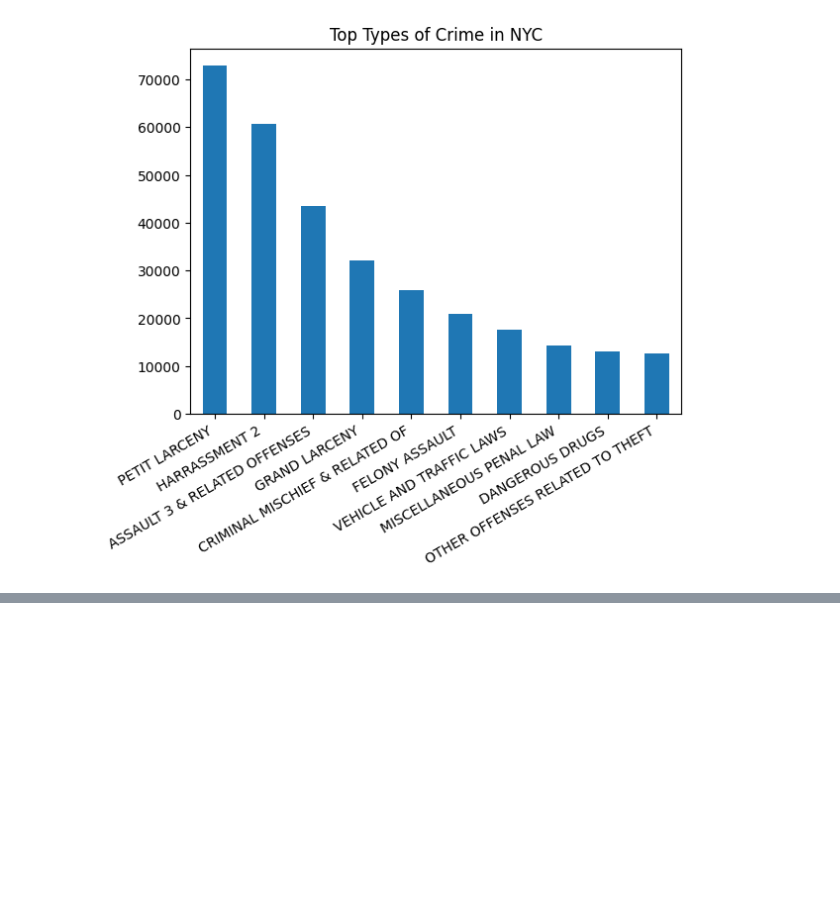
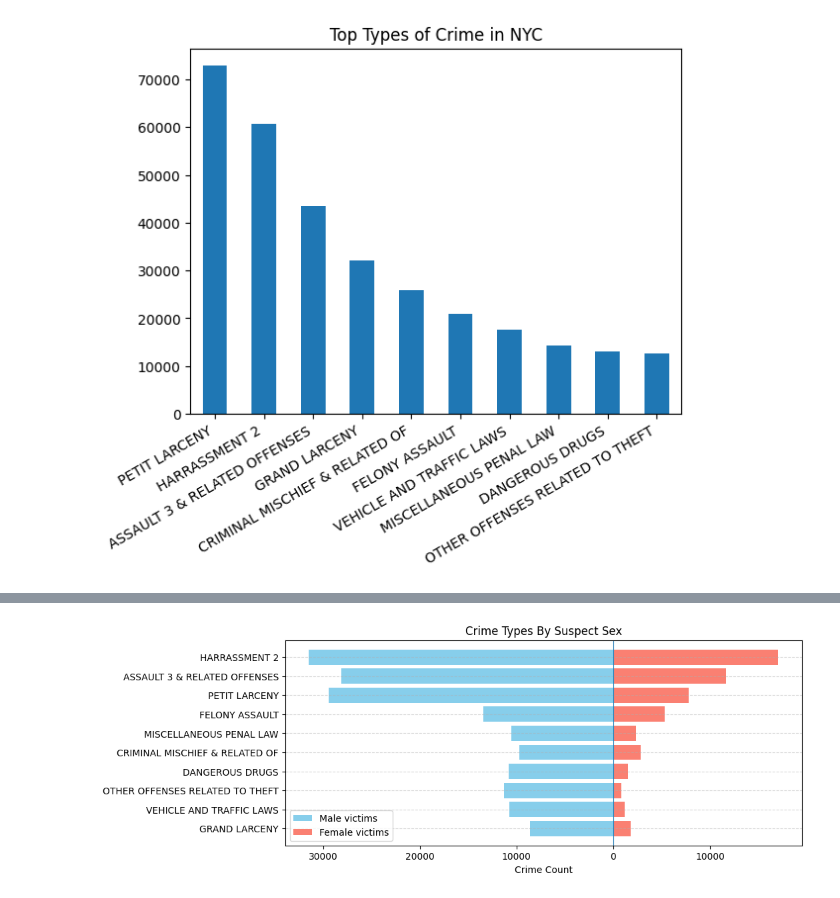
Before and after one commit to Misael-Perez/NYC-Crime-in-2025, a Jupyter notebook: static_visualizations.ipynb, the cells around one changed output, grey strips where cells are left out. Saved outputs shown, nothing was run; the diff lists cells and outputs as text; code cells hidden in the pictures; blank space fills up the shorter version.

```diff
--- a/static_visualizations.ipynb
+++ b/static_visualizations.ipynb
@@ -205,0 +205,4 @@ Text(0.5, 0, '')
+# %%
+compare_male_female('SUSP_SEX', 'Suspect')
+# %% [output]
+[figure, added]
```
Also changed, not shown: parts of 7 cells of this notebook.
